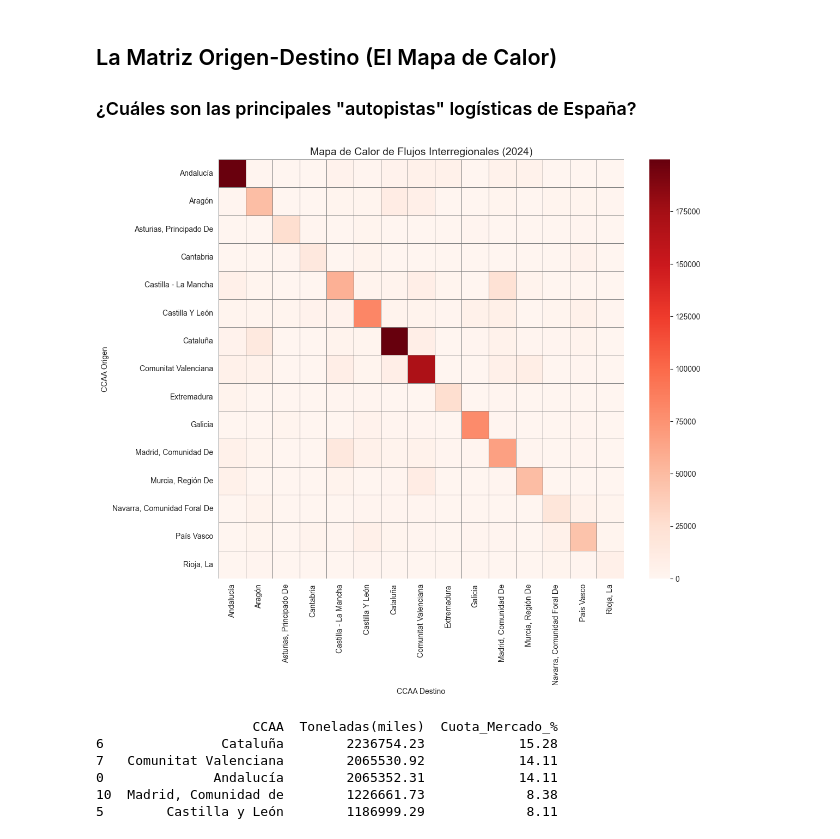
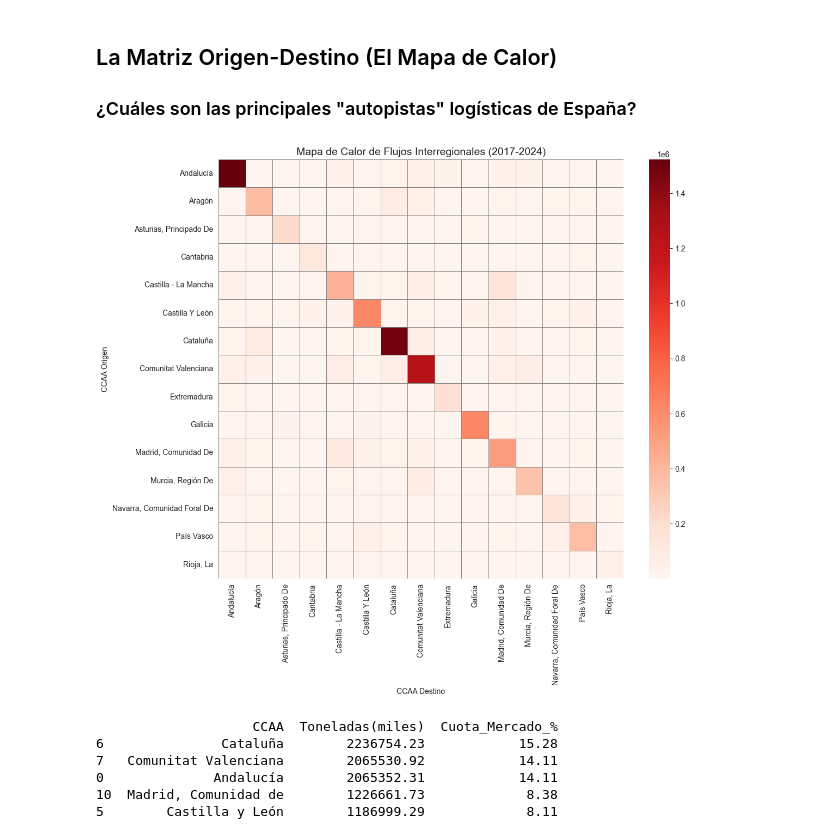
Before and after one commit to esanchezlaulhe1312/transporte_mercancias_carretera, a Jupyter notebook: notebooks/04_analisis_parte_I.ipynb, the cells around one changed output. Cells and saved outputs as stored; diff of their text form; code cells hidden in the pictures.

```diff
--- a/notebooks/04_analisis_parte_I.ipynb
+++ b/notebooks/04_analisis_parte_I.ipynb
@@ -86,27 +86,23 @@ Passing `palette` without assigning `hue` is deprecated and will be removed in v
 ## La Matriz Origen-Destino (El Mapa de Calor)
 ### ¿Cuáles son las principales "autopistas" logísticas de España?
 # %%
-# Vamos a filtrar solo el último año disponible (ej. 2022, 2023 o 2024) para ver la foto actual
-anio_reciente = df_flujos['Año'].max()
-df_2024 = df_flujos[df_flujos['Año'] == anio_reciente]
-
 # Creamos la matriz:
 # Índices (Filas) = Origen
 # Columnas = Destino
 # Valores = Toneladas
-matriz_od = df_2024.pivot_table(index='CCAA Origen',
+matriz_od = df_flujos.pivot_table(index='CCAA Origen',
                                 columns='CCAA Destino',
                                 values='Toneladas(miles)',
                                 aggfunc='sum')
 
 # Dibujamos el Mapa de Calor (Heatmap)
 plt.figure(figsize=(12, 10))
 sns.heatmap(matriz_od, cmap='Reds', linewidths=.5, linecolor='gray')
 
-plt.title(f'Mapa de Calor de Flujos Interregionales ({anio_reciente})', fontsize=14)
+plt.title(f'Mapa de Calor de Flujos Interregionales (2017-2024)', fontsize=14)
 plt.show()
 # %% [output]
-[figure, old version]
+[figure, new version]
 # %%
 # Calculamos el total movido por cada CCAA (como origen)
 ranking_ccaa = df_trafico.groupby('CCAA')['Toneladas(miles)'].sum().reset_index()
```
Also changed, not shown: 11 other files.
